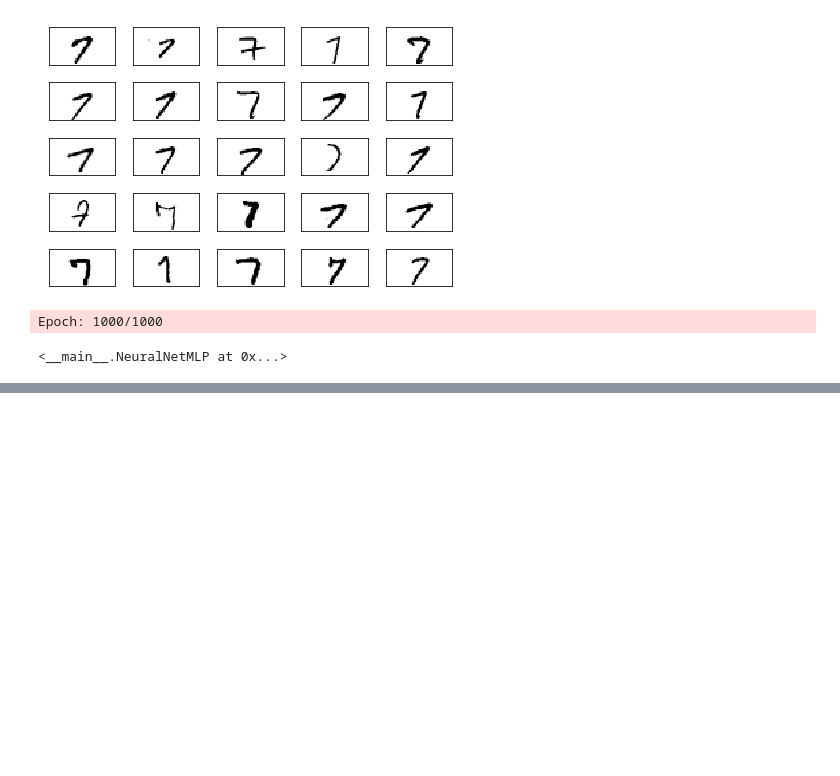
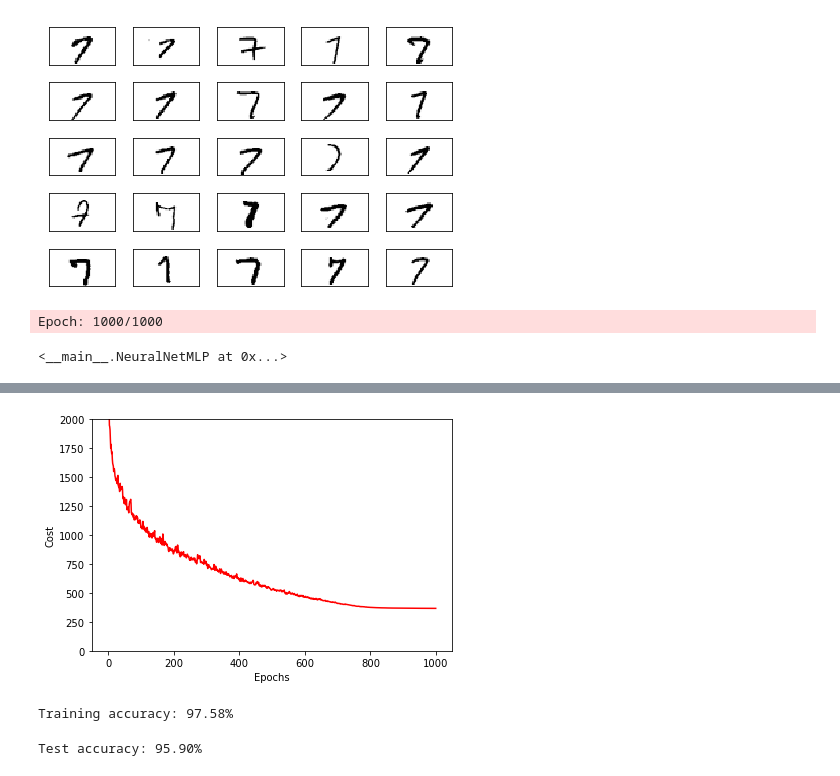
Before and after one commit to eugene-zuban/python-machine-learning-code, a Jupyter notebook: ch12/01-image-recognition.ipynb, the cells around one changed output, grey strips where cells are left out. Saved outputs shown, nothing was run; the diff lists cells and outputs as text; code cells hidden in the pictures; blank space fills up the shorter version.

```diff
--- a/ch12/01-image-recognition.ipynb
+++ b/ch12/01-image-recognition.ipynb
@@ -371,0 +382,28 @@ Epoch: 1000/1000
+# %%
+# plotting a smoother version of the cost function against the number of epochs by averaging over the mini-batch intervals
+batches = np.array_split(range(len(nn.cost_)), 1000)
+cost_ary = np.array(nn.cost_)
+cost_avgs = [np.mean(cost_ary[i]) for i in batches]
+
+plt.plot(range(len(cost_avgs)), cost_avgs, color='red')
+plt.ylim([0, 2000])
+plt.ylabel('Cost')
+plt.xlabel('Epochs')
+plt.tight_layout()
+plt.show()
+# %% [output]
+[figure, added]
+# %%
+# evaluating the performance of the model
+y_train_pred = nn.predict(X_train)
+acc = np.sum(y_train == y_train_pred, axis=0) / X_train.shape[0]
+print('Training accuracy: %.2f%%' % (acc * 100))
+# %% [output]
+Training accuracy: 97.58%
+# %%
+# calculating the accuracy on 10000 images in the dataset (data that has not been seen before)
+y_test_pred = nn.predict(X_test)
+acc = np.sum(y_test == y_test_pred, axis=0) / X_test.shape[0]
+print('Test accuracy: %.2f%%' % (acc * 100))
+# %% [output]
+Test accuracy: 95.90%
```
Also changed, not shown: parts of 2 cells of this notebook.
